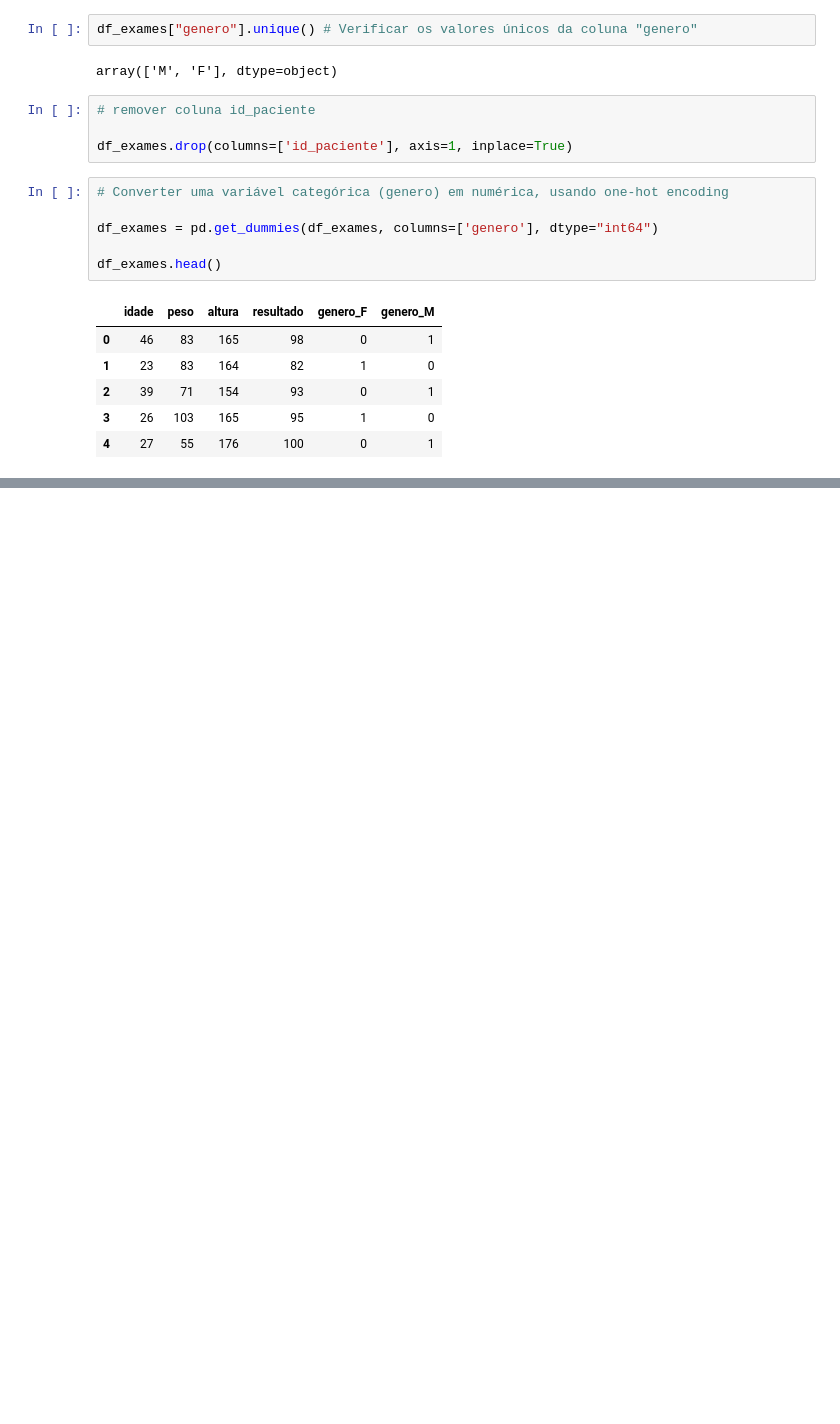
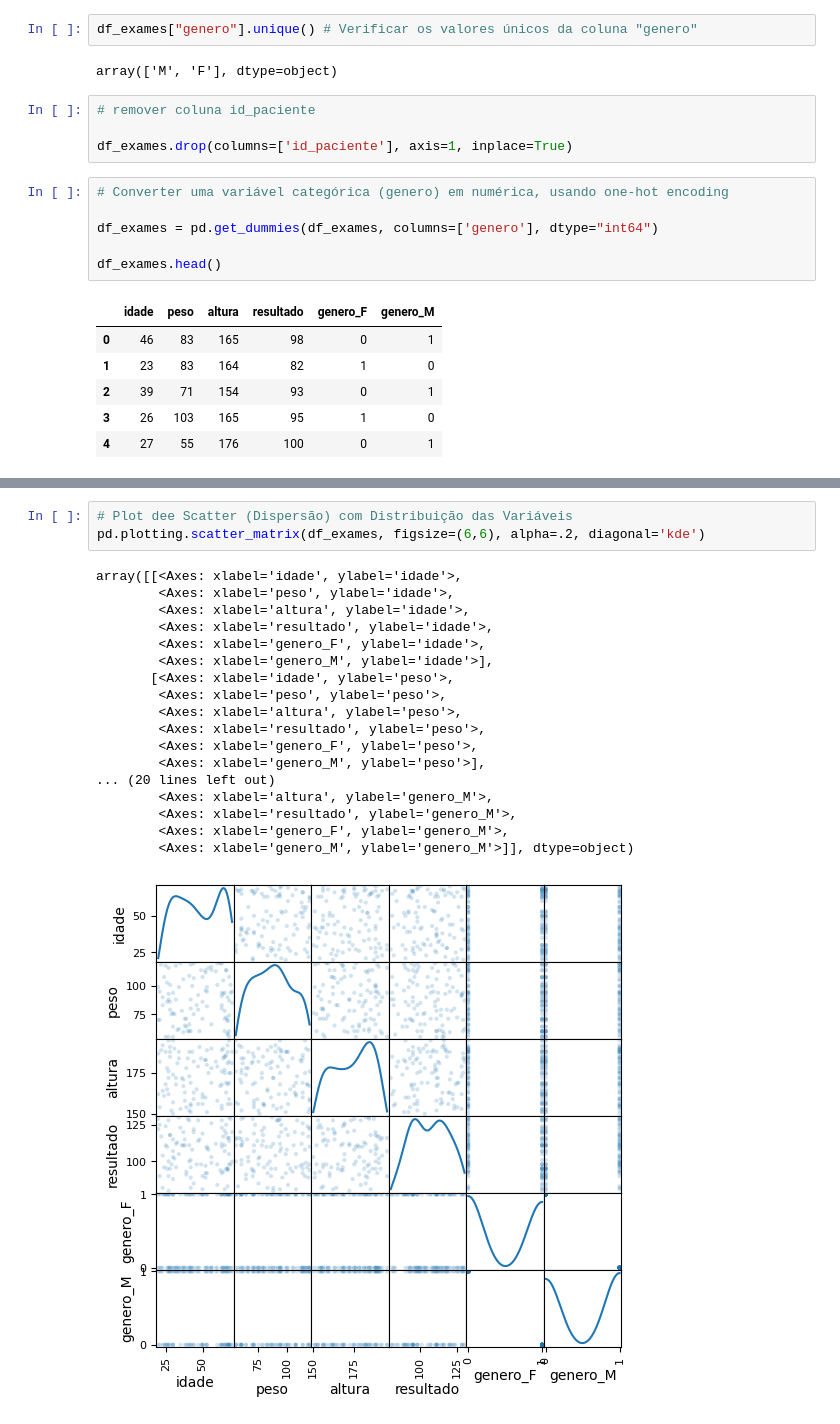
Before and after one commit to Tamicktom/modelo-diabetes, a Jupyter notebook: modelo_diabetes.ipynb, the cells around one changed output, grey strips where cells are left out. Saved outputs shown, nothing was run; the diff lists cells and outputs as text; blank space fills up the shorter version.

```diff
--- a/modelo_diabetes.ipynb
+++ b/modelo_diabetes.ipynb
@@ -60,0 +74,22 @@ df_exames.head()
+# %%
+# Plot dee Scatter (Dispersão) com Distribuição das Variáveis
+pd.plotting.scatter_matrix(df_exames, figsize=(6,6), alpha=.2, diagonal='kde')
+# %% [output]
+array([[<Axes: xlabel='idade', ylabel='idade'>,
+        <Axes: xlabel='peso', ylabel='idade'>,
+        <Axes: xlabel='altura', ylabel='idade'>,
+        <Axes: xlabel='resultado', ylabel='idade'>,
+        <Axes: xlabel='genero_F', ylabel='idade'>,
+        <Axes: xlabel='genero_M', ylabel='idade'>],
+       [<Axes: xlabel='idade', ylabel='peso'>,
+        <Axes: xlabel='peso', ylabel='peso'>,
+        <Axes: xlabel='altura', ylabel='peso'>,
+        <Axes: xlabel='resultado', ylabel='peso'>,
+        <Axes: xlabel='genero_F', ylabel='peso'>,
+        <Axes: xlabel='genero_M', ylabel='peso'>],
+... (20 lines left out)
+        <Axes: xlabel='altura', ylabel='genero_M'>,
+        <Axes: xlabel='resultado', ylabel='genero_M'>,
+        <Axes: xlabel='genero_F', ylabel='genero_M'>,
+        <Axes: xlabel='genero_M', ylabel='genero_M'>]], dtype=object)
+[figure, added]
```
Also changed, not shown: parts of 3 cells of this notebook, 2 other files.
